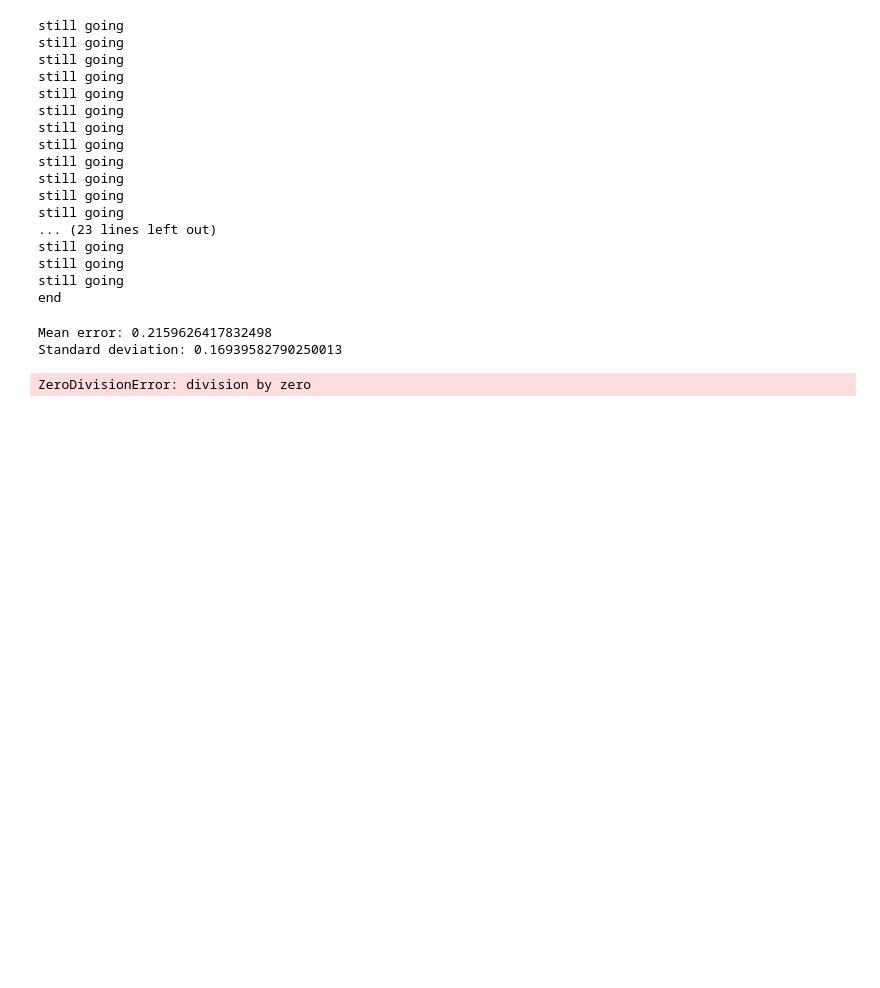
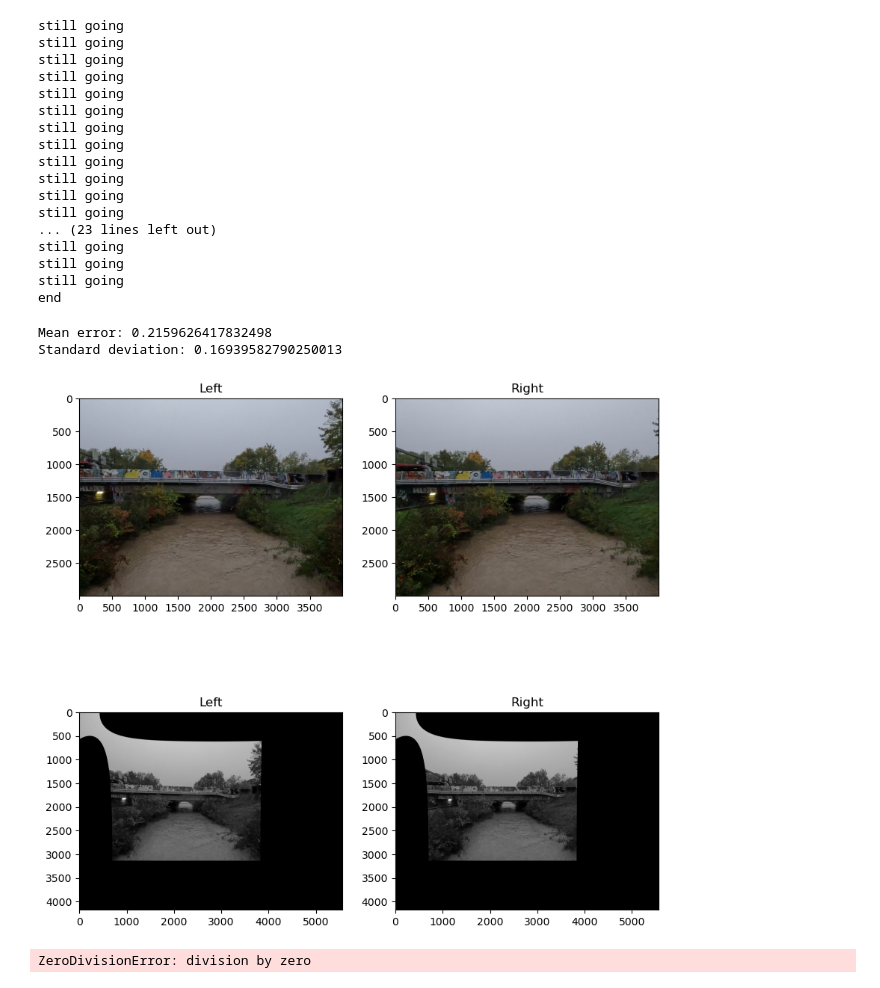
Before and after one commit to rosa-github/Design-Project, a Jupyter notebook: Code_design.ipynb, the cells around one changed output. Drawn from its saved outputs; the diff is of its cells as text; code cells hidden in the pictures; blank space fills up the shorter version.

```diff
--- a/Code_design.ipynb
+++ b/Code_design.ipynb
@@ -119,6 +119,38 @@ else:
 # %% [output]
 Mean error: 0.2159626417832498
 Standard deviation: 0.16939582790250013
+# %%
+img0 = cv2.imread("dx_126.jpg")
+img1 = cv2.imread("sx_064.jpg")
+bw0 = cv2.cvtColor(img0, cv2.COLOR_BGR2GRAY)
+bw1 = cv2.cvtColor(img1, cv2.COLOR_BGR2GRAY)
+dst0 = cv2.remap(bw0, mapx, mapy, cv2.INTER_LINEAR)
+dst1 = cv2.remap(bw1, mapx, mapy, cv2.INTER_LINEAR)
+# %%
+plt.figure(figsize=(10, 10))
+plt.subplot(2, 2, 1)
+b,g,r = cv2.split(img0)
+frame_rgb0 = cv2.merge((r,g,b))
+plt.imshow(frame_rgb0)
+plt.title('Left')
+
+plt.subplot(2, 2, 2)
+b,g,r = cv2.split(img1)
+frame_rgb1 = cv2.merge((r,g,b))
+plt.imshow(frame_rgb1)
+plt.title('Right')
+
+plt.subplot(2, 2, 3)
+plt.imshow(dst0, cmap = 'gray')
+plt.title('Left')
+
+plt.subplot(2, 2, 4)
+plt.imshow(dst1, cmap = 'gray')
+plt.title('Right')
+
+plt.show()
+# %% [output]
+[figure, added]
 # %%
 mean_error = 0
 # initialization of objpoints
```
Also changed, not shown: parts of 4 cells of this notebook.
